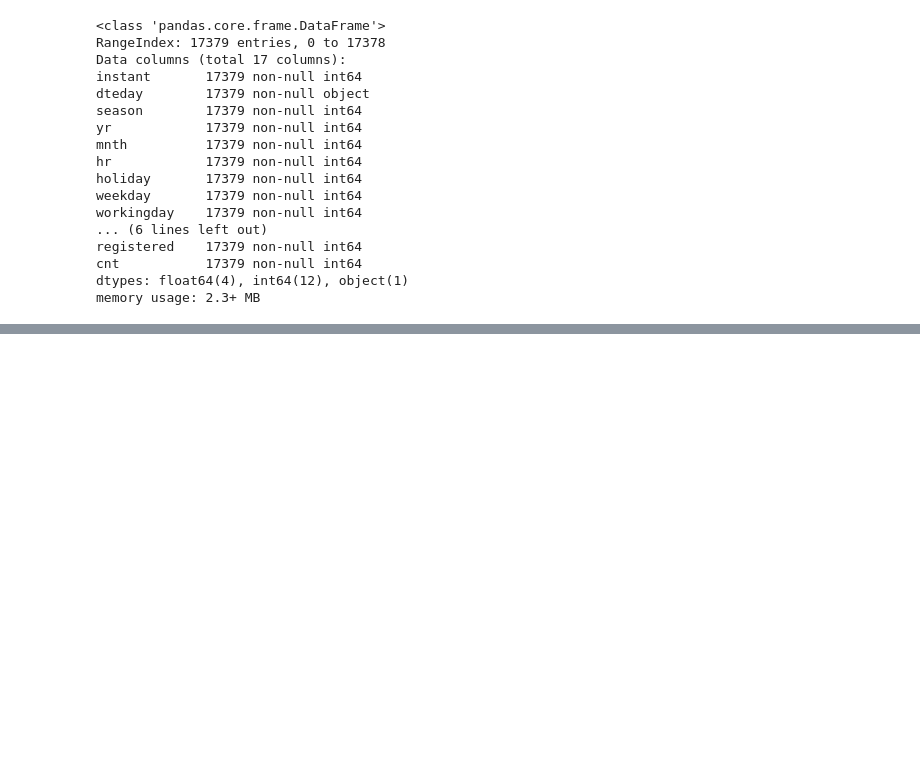
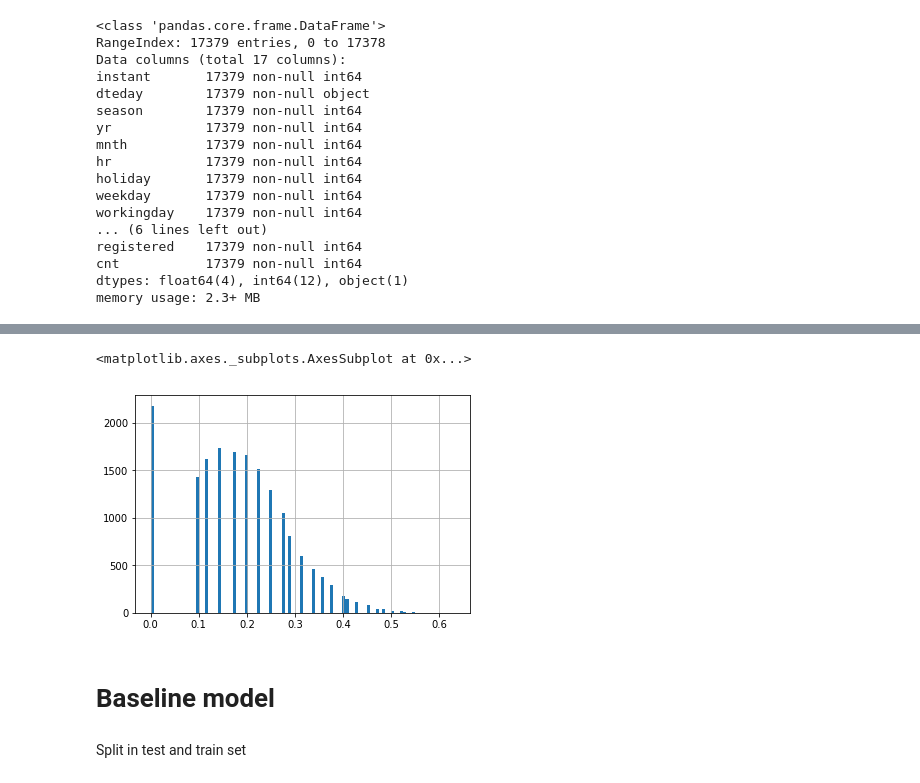
Before and after one commit to martinan92/Python-Final-Project, a Jupyter notebook: Final Project.ipynb, the cells around one changed output, grey strips where cells are left out. Saved outputs shown, nothing was run; the diff lists cells and outputs as text; code cells hidden in the pictures; blank space fills up the shorter version.

```diff
--- a/Final Project.ipynb
+++ b/Final Project.ipynb
@@ -105,0 +176,5 @@ memory usage: 2.3+ MB
+# %%
+def fix_types(df):
+    df[['season','mnth', 'hr', 'weekday','weathersit']] = df[['season','mnth', 'hr', 'weekday','weathersit']].astype('category')
+    df[['yr', 'holiday', 'workingday']] = df[['yr', 'holiday', 'workingday']].astype('uint8')
+    return df
@@ -105,0 +208,24 @@ memory usage: 2.3+ MB
+# %%
+def numerical_features(df):
+    columns = df.columns
+    return df._get_numeric_data().columns
+
+def categorical_features(df):
+    numerical_columns = numerical_features(df)
+    return(list(set(df.columns) - set(numerical_columns)))
+
+def onehot_encode(df):
+    numericals = df.get(numerical_features(df))
+    new_df = numericals.copy()
+    for categorical_column in categorical_features(df):
+        new_df = pd.concat([new_df,
+                            pd.get_dummies(df[categorical_column],
+                                           prefix=categorical_column)],
+                           axis=1)
+    return new_df
+# %%
+def standardize_data(df):
+    std_scale = preprocessing.MinMaxScaler().fit(df[['atemp', 'hum', 'windspeed']])
+    df[['atemp', 'hum', 'windspeed']] = std_scale.transform(df[['atemp', 'hum', 'windspeed']])
+
+    return df
@@ -105,0 +280,9 @@ memory usage: 2.3+ MB
+# %%
+dataset.windspeed.hist(bins = 100)
+# %% [output]
+<matplotlib.axes._subplots.AxesSubplot at 0x...>
+[figure, added]
+# %% [markdown]
+# Baseline model
+# %% [markdown]
+Split in test and train set
```
Also changed, not shown: parts of 41 cells of this notebook.
